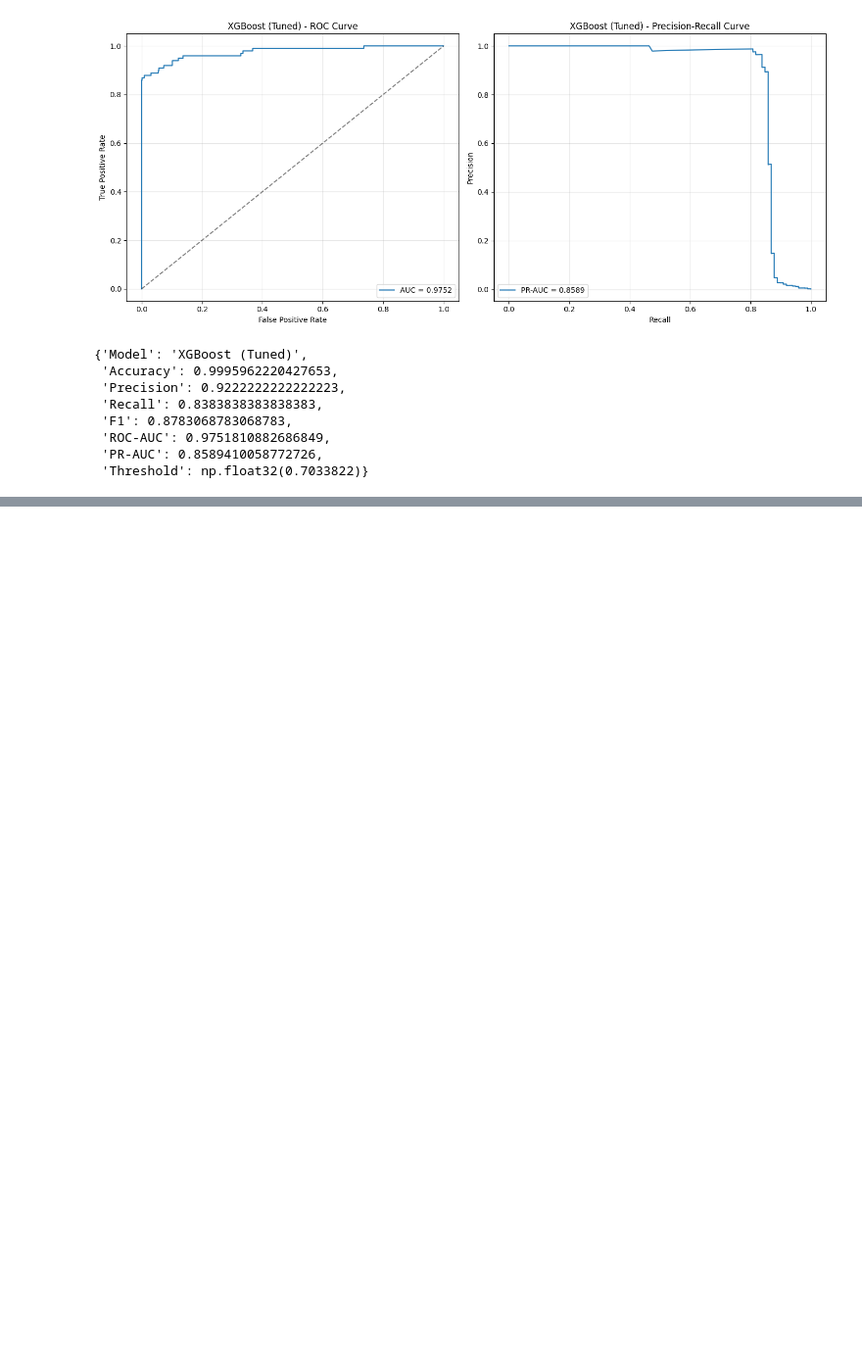
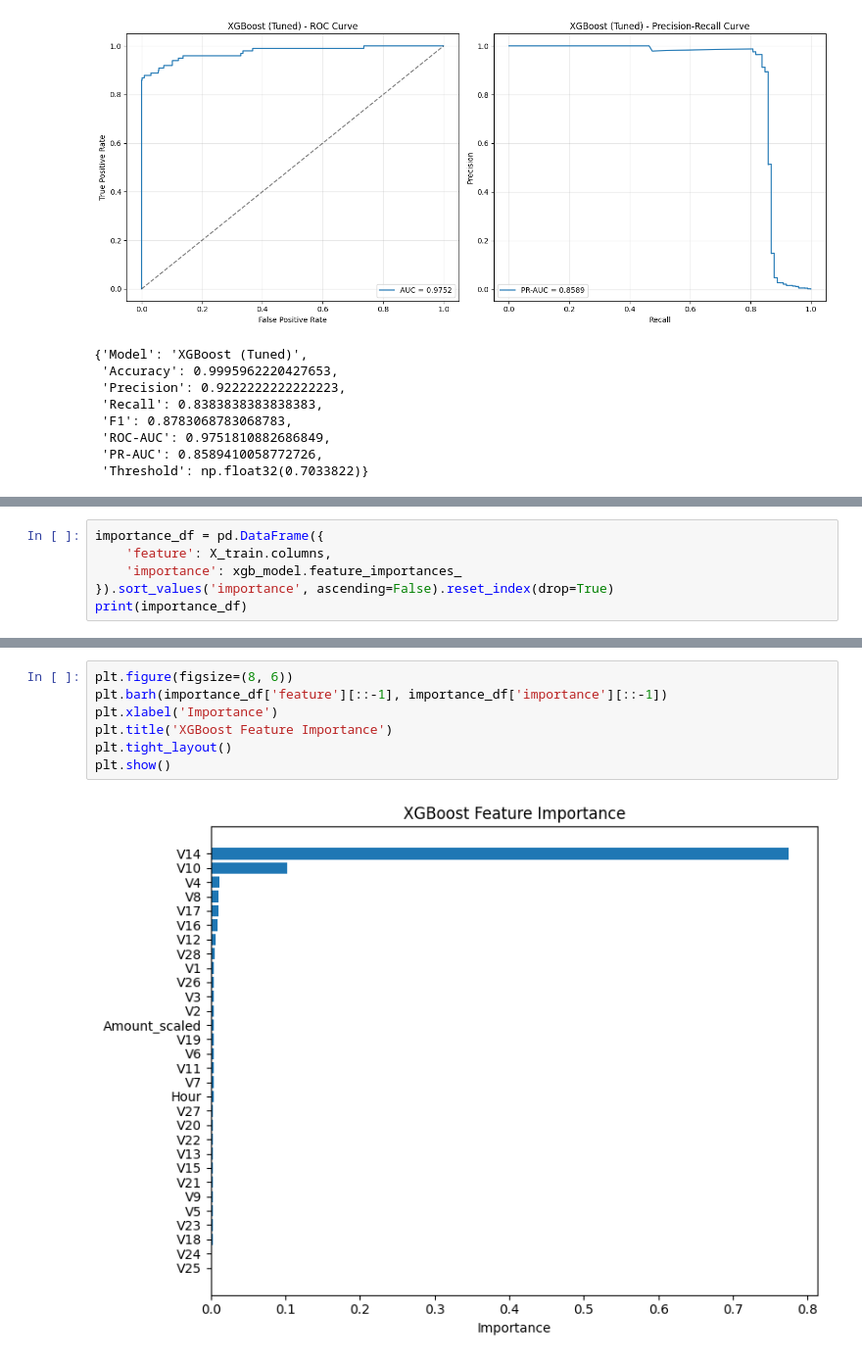
Before and after one commit to TheTureFADED/CCFD, a Jupyter notebook: notebooks/modelling.ipynb, the cells around one changed output, grey strips where cells are left out. Shown at 98% size. Drawn from its saved outputs; the diff is of its cells as text; blank space fills up the shorter version.

```diff
--- a/notebooks/modelling.ipynb
+++ b/notebooks/modelling.ipynb
@@ -318,0 +369,6 @@ PR-AUC Score: 0.8589
+# %%
+importance_df = pd.DataFrame({
+    'feature': X_train.columns,
+    'importance': xgb_model.feature_importances_
+}).sort_values('importance', ascending=False).reset_index(drop=True)
+print(importance_df)
@@ -318,0 +393,9 @@ PR-AUC Score: 0.8589
+# %%
+plt.figure(figsize=(8, 6))
+plt.barh(importance_df['feature'][::-1], importance_df['importance'][::-1])
+plt.xlabel('Importance')
+plt.title('XGBoost Feature Importance')
+plt.tight_layout()
+plt.show()
+# %% [output]
+[figure, added]
```
Also changed, not shown: parts of 9 cells of this notebook.
